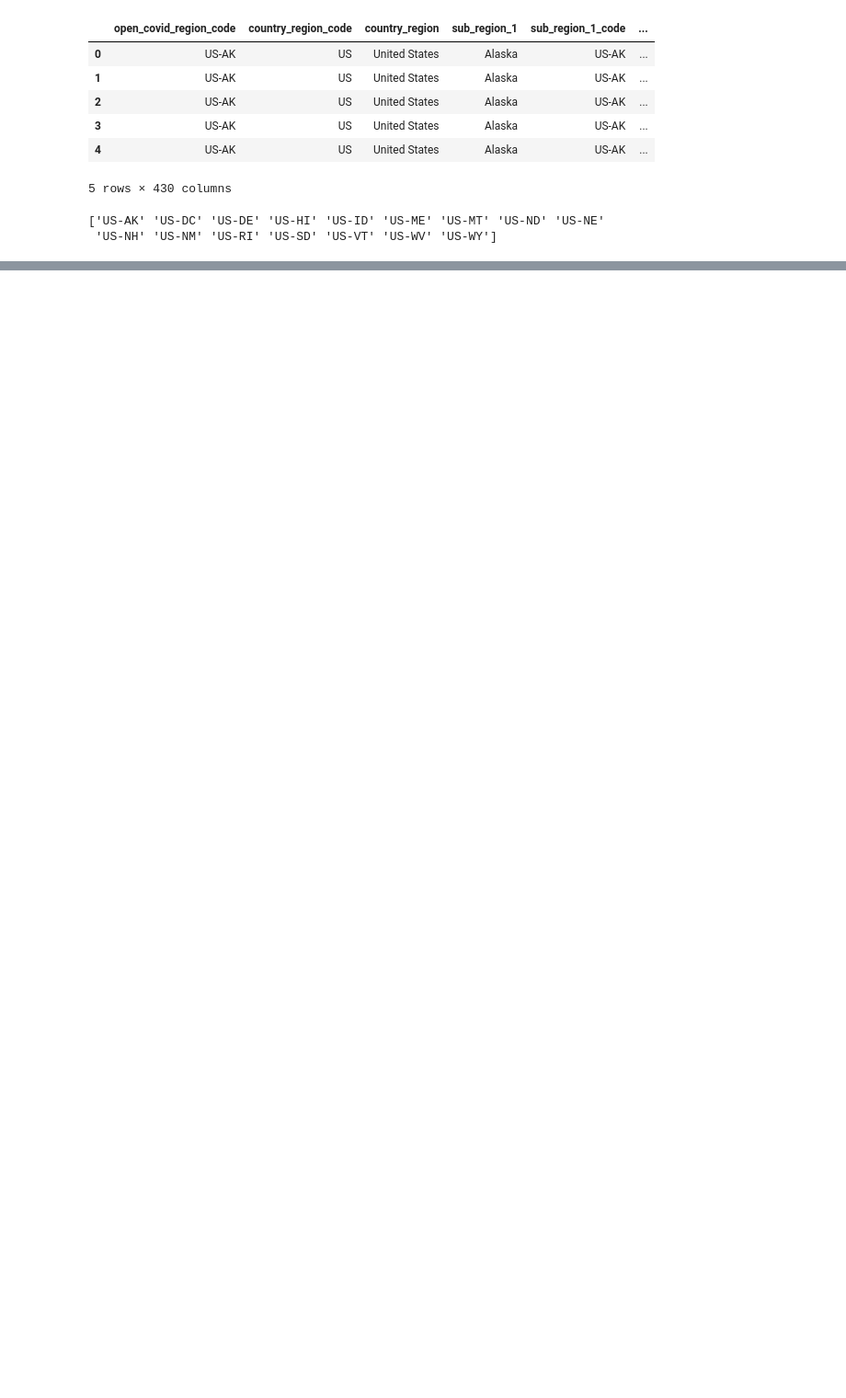
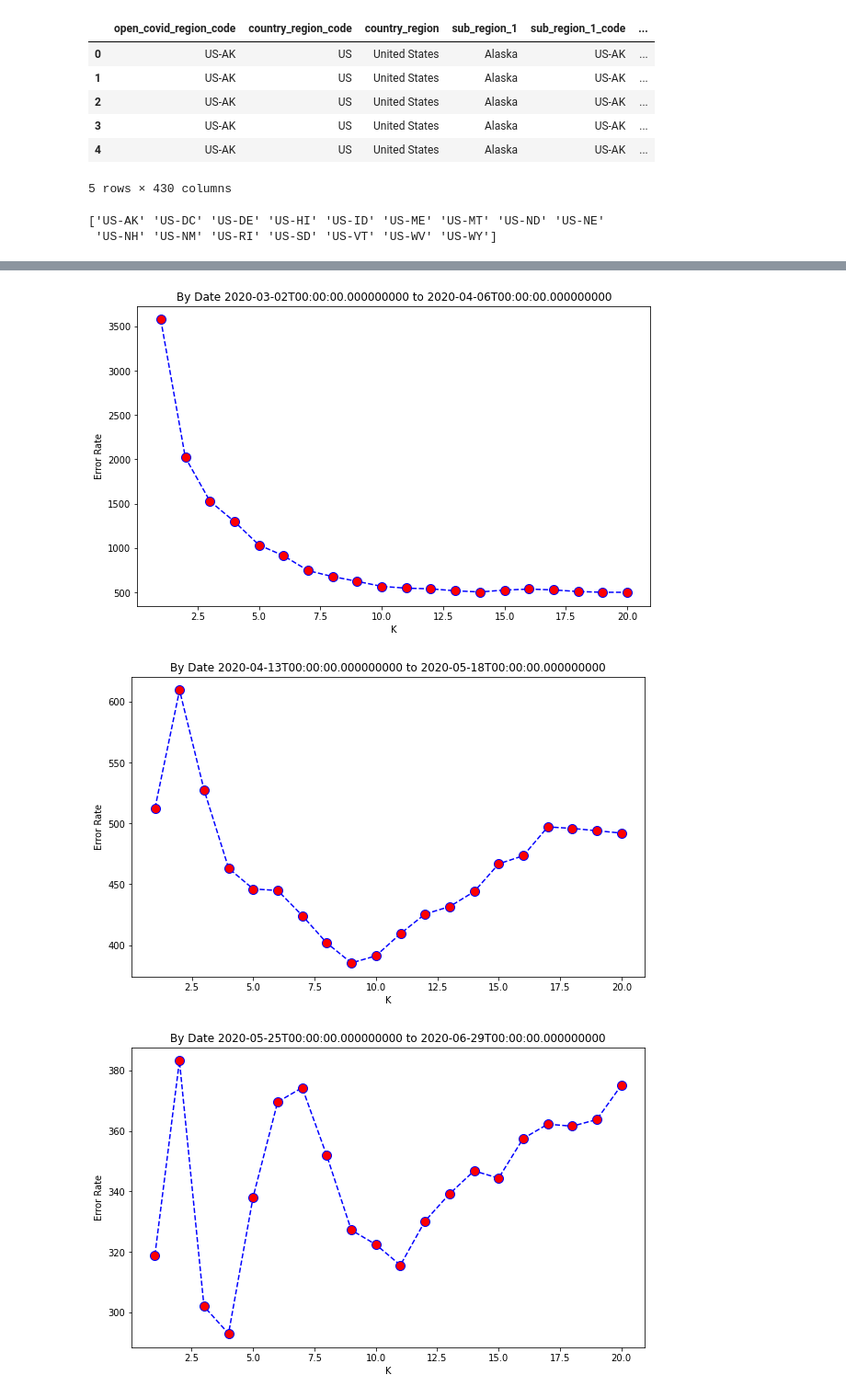
Before and after one commit to xinruili07/MiniProject1, a Jupyter notebook: mini_project1.ipynb, the cells around one changed output, grey strips where cells are left out. Shown at 92% size. Drawn from its saved outputs; the diff is of its cells as text; code cells hidden in the pictures; blank space fills up the shorter version.

```diff
--- a/mini_project1.ipynb
+++ b/mini_project1.ipynb
@@ -101,0 +386,3 @@ complete_df.head()
+# %%
+knn_classifier(complete_df, 'time')
+# %% [output]
@@ -101,0 +406,3 @@ complete_df.head()
+[figure, added]
+[figure, added]
+[figure, added]
```
Also changed, not shown: parts of 23 cells of this notebook.
